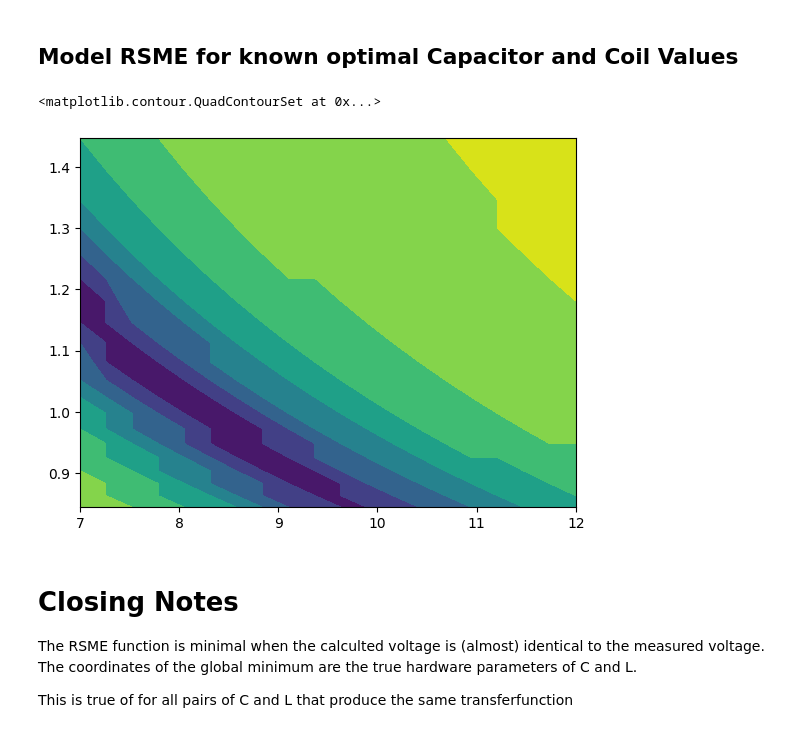
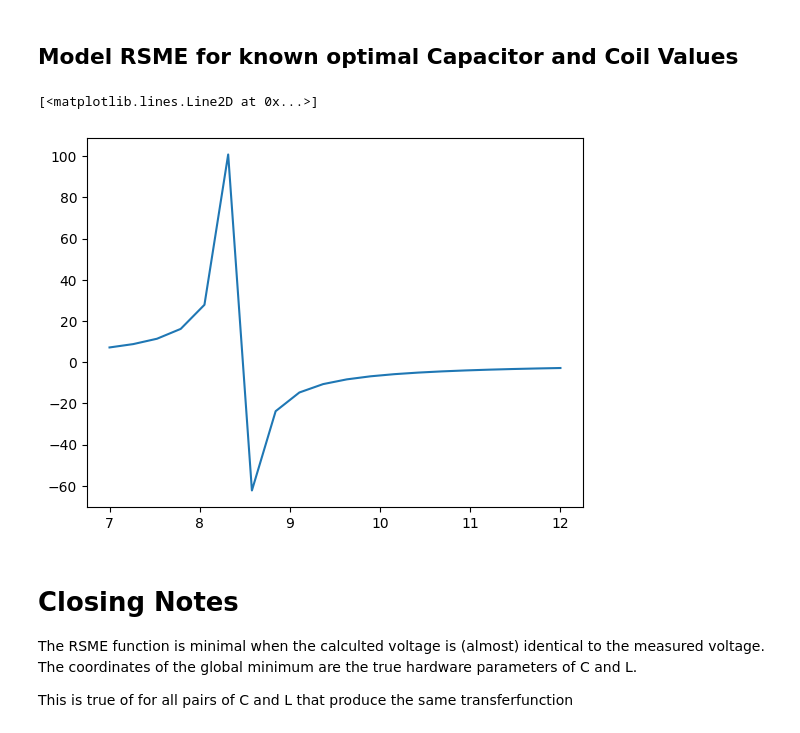
Before and after one commit to JaxRaffnix/Modellbildung-Simulation, a Jupyter notebook: exercise 7/task1.ipynb, the cells around one changed output. Drawn from its saved outputs; the diff is of its cells as text; code cells hidden in the pictures.

```diff
--- a/exercise 7/task1.ipynb
+++ b/exercise 7/task1.ipynb
@@ -76,23 +98,34 @@ COIL_UPPER = 12e-3
 CAPACITOR_LOWER = 9 * 100e-6
 CAPACITOR_UPPER = 16 * 100e-6
 
-def resistor_list(lower, upper, steps):
+def resistor_range(lower: float, upper: float, steps: int) -> np.ndarray:
+    """
+    Create a list of resistor values.
+    """
     return np.linspace(lower, upper, steps)
 
-def rsme_grid(coil_list, capacitor_list):
-    # find rsme for each coil and capacitor values
-    rsme = np.zeros((len(coil_list), len(capacitor_list)))   # reserve array space
+def create_rsme_grid(coil_list: list[float], capacitor_list : list[float]) -> np.ndarray:
+    """
+    Calculate the RSME for all pairs of capacitor and coil values. The voltage is calculated with the resistor values and compared to the measured data.
 
+    Input: 1D list of capacitor values in F, 1d list of coil values in H.
+    Output: A 2D matrix assigning a root mean square error for all positions x,y. x-axis is the coil values, y-axis is the capacitor values.
+    """
+    # reserve array space
+    rsme = np.zeros((len(coil_list), len(capacitor_list)))
+
+    # calculate rsme for all input pairs
     for i in range(len(coil_list)):
         for j in range(len(capacitor_list)):
-            rsme[i][j] = root_mean_square_error(predicted_voltage(coil_list[i], capacitor_list[j]))
+            voltage = predict_voltage(coil_list[i], capacitor_list[j])
+            rsme[i][j] = root_mean_square_error(voltage)
 
     return rsme
 
-coil_list = resistor_list(COIL_LOWER, COIL_UPPER, STEPS)
-capacitor_list = resistor_list(CAPACITOR_LOWER, CAPACITOR_UPPER, STEPS)
+coil_range = resistor_range(COIL_LOWER, COIL_UPPER, STEPS)
+capacitor_range = resistor_range(CAPACITOR_LOWER, CAPACITOR_UPPER, STEPS)
 
-Z = rsme_grid(coil_list, capacitor_list)
+rsme_grid = create_rsme_grid(coil_range, capacitor_range)
 # %% [markdown]
 ## Plot RSME Contour and Surface
 # %%
@@ -199,20 +226,25 @@ print(fourier)
 ## Model RSME for known optimal Capacitor and Coil Values
 # %%
 def capacitor_best(coil):
-    # misses imaginary unit in nominator
-    capacitor = 0.0000101321/coil
-    # - 0.00841627 * i
+    # capacitor = 0.0000101321/coil
+        # - 0.00841627 * i
+    capacitor = (7.71734*10**11)/(-76167098027154752 * coil + 641042574798611)
     return capacitor
 
-capacitor_best = capacitor_best(coil_list)
+capacitor_best = capacitor_best(coil_range)
 
 # Z_min_list = root_mean_square_error(predicted_voltage(coil_list, capacitor_variable_list))
-rsme_var_coil = rsme_grid(coil_list, capacitor_best)
+rsme_var_coil = create_rsme_grid(coil_range, capacitor_best)
 
-plt.contourf(coil_list*10**3, capacitor_best*10**3, rsme_var_coil*10**3)
+# plt.contourf(coil_list*10**3, capacitor_best*10**3, rsme_var_coil*10**3)
+# plt.ylim(0.9, 1.6)
+# plt.colorbar()
+
+plt.plot(coil_range*10**3, capacitor_best*10**3)
+# plt.ylim(0.9, 1.6)
 # %% [output]
-<matplotlib.contour.QuadContourSet at 0x...>
+[<matplotlib.lines.Line2D at 0x...>]
-[figure, old version]
+[figure, new version]
 # %% [markdown]
 # Closing Notes
 
```
Also changed, not shown: parts of 12 cells of this notebook.
